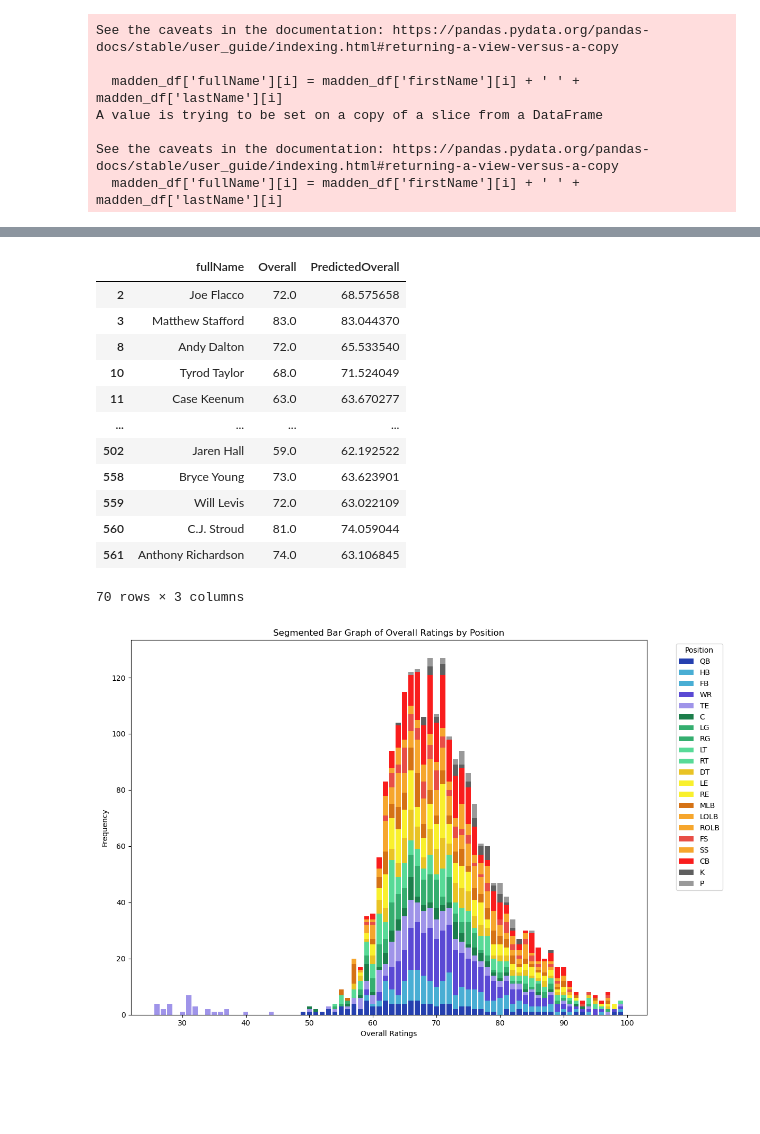
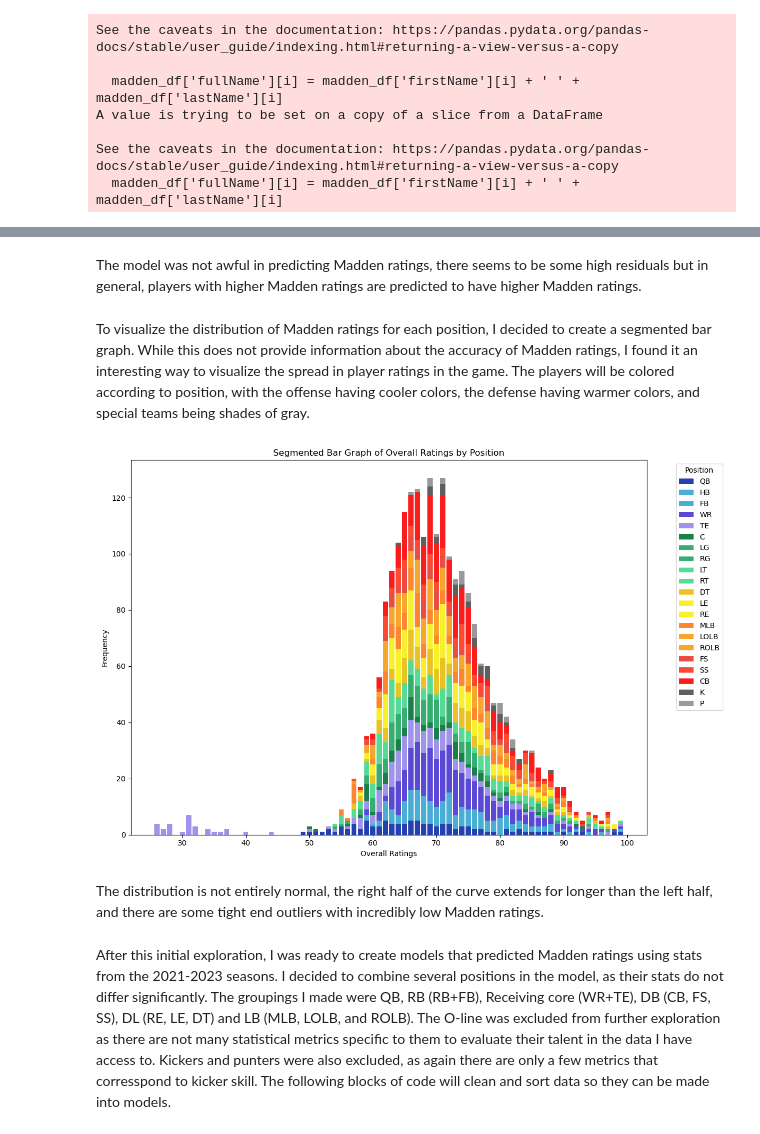
Before and after one commit to ogalinac/Galinac_Madden_score, a Jupyter notebook: Madden.ipynb, the cells around one changed output, grey strips where cells are left out. Saved outputs shown, nothing was run; the diff lists cells and outputs as text; code cells hidden in the pictures; blank space fills up the shorter version.

```diff
--- a/Madden.ipynb
+++ b/Madden.ipynb
@@ -149,23 +124,12 @@ qb_comparison_df = pd.DataFrame({
     'Overall': stats_2023_qb_reg['Overall'],
     'PredictedOverall': y_pred
 })
-# %%
-qb_comparison_df
-# %% [output]
-|  | fullName | Overall | PredictedOverall |
-| 2 | Joe Flacco | 72.0 | 68.575658 |
-| 3 | Matthew Stafford | 83.0 | 83.044370 |
-| 8 | Andy Dalton | 72.0 | 65.533540 |
-| 10 | Tyrod Taylor | 68.0 | 71.524049 |
-| 11 | Case Keenum | 63.0 | 63.670277 |
-| ... | ... | ... | ... |
-| 502 | Jaren Hall | 59.0 | 62.192522 |
-| 558 | Bryce Young | 73.0 | 63.623901 |
-| 559 | Will Levis | 72.0 | 63.022109 |
-| 560 | C.J. Stroud | 81.0 | 74.059044 |
-| 561 | Anthony Richardson | 74.0 | 63.106845 |
-70 rows × 3 columns
+# %% [markdown]
+The model was not awful in predicting Madden ratings, there seems to be some high residuals but in general, players with higher Madden ratings are predicted to have higher Madden ratings.
+# %% [markdown]
+To visualize the distribution of Madden ratings for each position, I decided to create a segmented bar graph. While this does not provide information about the accuracy of Madden ratings, I found it an interesting way to visualize the spread in player ratings in the game. The players will be colored according to position, with the offense having cooler colors, the defense having warmer colors, and special teams being shades of gray.
 # %%
+#Creates a dataframe to color code positions
 color_df = madden_df[['Position', 'Overall']]
 color_df['Position'].unique()
 
@@ -173,8 +137,8 @@ positions = ['QB', 'HB', 'FB', 'WR', 'TE', 'C', 'LG', 'RG', 'LT', 'RT', 'DT', 'L
              'MLB', 'LOLB', 'ROLB', 'FS', 'SS', 'CB', 'K', 'P']
 hex_colors = [
     '#2540af', '#49aed4', '#49aed4', '#5a49d4', '#9f94e9', '#1c7e4b', '#35ae6f',
-    '#35ae6f', '#58da97', '#58da97', '#e9c325', '#f9f02d', '#f9f02d', '#d57215',
-    '#f6a62d', '#f6a62d', '#e84e46', '#f6a62d', '#f91d1d', '#5f5f5f', '#999999'
+    '#35ae6f', '#58da97', '#58da97', '#e9c325', '#f9f02d', '#f9f02d', '#ff8630',
+    '#f6a62d', '#f6a62d', '#e84e46', '#ff4930', '#f91d1d', '#5f5f5f', '#999999'
 ]
 
 positions_color_df = pd.DataFrame({
@@ -200,31 +164,31 @@ position_counts = {position: [0] * len(overall_values) for position in ordered_p
 
 # Populate the counts
 for i, overall in enumerate(overall_values):
     for position in ordered_positions:
         position_counts[position][i] = len(sorted_color_df[(sorted_color_df['Overall'] == overall) & (sorted_color_df['Position'] == position)])
 
 # Create a segmented bar graph
 plt.figure(figsize=(12, 8))
 bottom = np.zeros(len(overall_values))  # Initialize the bottom for stacking bars
 
 for position in ordered_positions:
     plt.bar(
         overall_values,
         position_counts[position],
         bottom=bottom,
         label=position,
         color=sorted_color_df[sorted_color_df['Position'] == position]['HexColor'].iloc[0]
     )
     bottom += position_counts[position]  # Update the bottom for the next position
 
 # Add labels, legend, and title
 plt.xlabel('Overall Ratings')
 plt.ylabel('Frequency')
 plt.title('Segmented Bar Graph of Overall Ratings by Position')
 plt.legend(title='Position', bbox_to_anchor=(1.05, 1), loc='upper left')
 plt.tight_layout()
 
 # Show the plot
 plt.show()
 # %% [output]
-[figure, old version]
+[figure, new version]
@@ -235,0 +195,4 @@ plt.show()
+# %% [markdown]
+The distribution is not entirely normal, the right half of the curve extends for longer than the left half, and there are some tight end outliers with incredibly low Madden ratings.
+# %% [markdown]
+After this initial exploration, I was ready to create models that predicted Madden ratings using stats from the 2021-2023 seasons. I decided to combine several positions in the model, as their stats do not differ significantly. The groupings I made were QB, RB (RB+FB), Receiving core (WR+TE), DB (CB, FS, SS), DL (RE, LE, DT) and LB (MLB, LOLB, and ROLB). The O-line was excluded from further exploration as there are not many statistical metrics specific to them to evaluate their talent in the data I have access to. Kickers and punters were also excluded, as again there are only a few metrics that corresspond to kicker skill. The following blocks of code will clean and sort data so they can be made into models.
```
Also changed, not shown: parts of 43 cells of this notebook.
